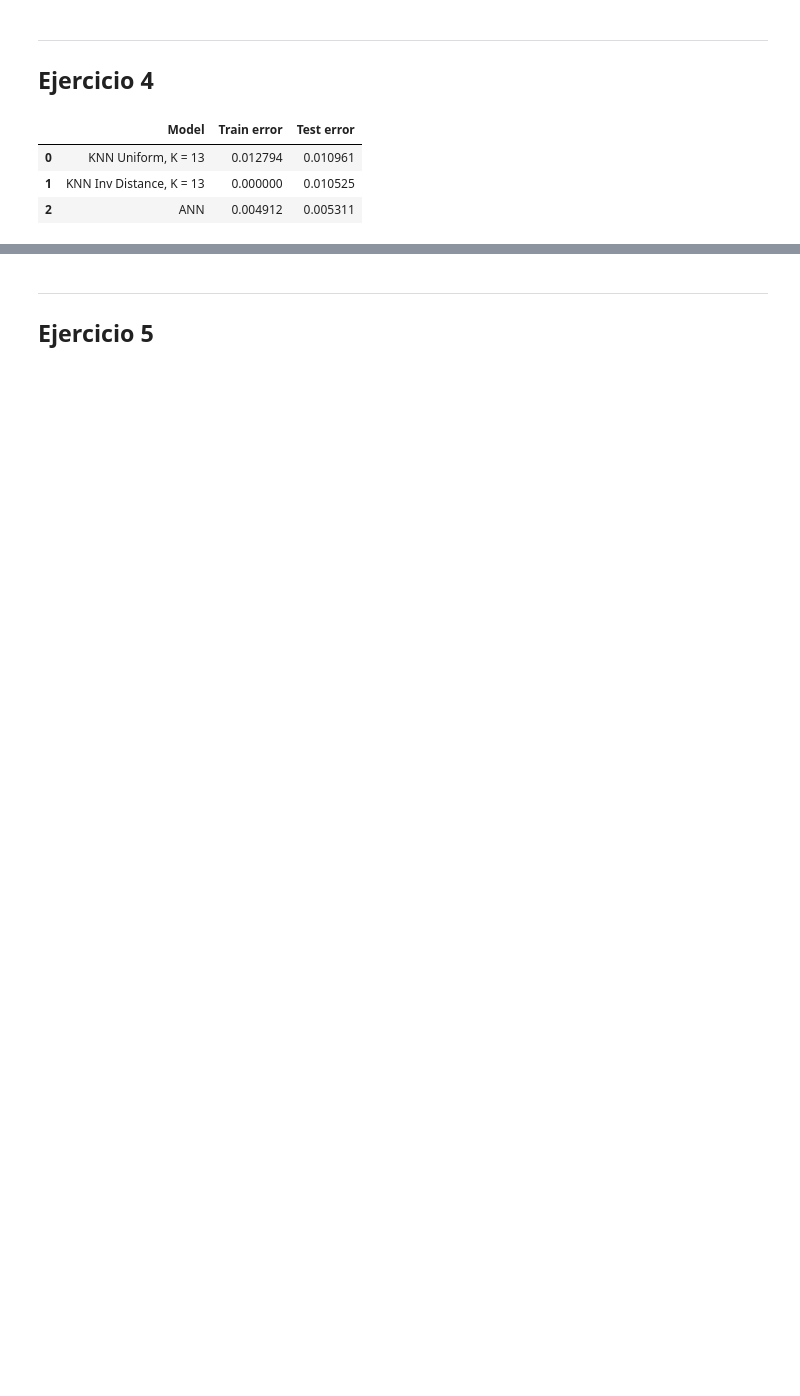
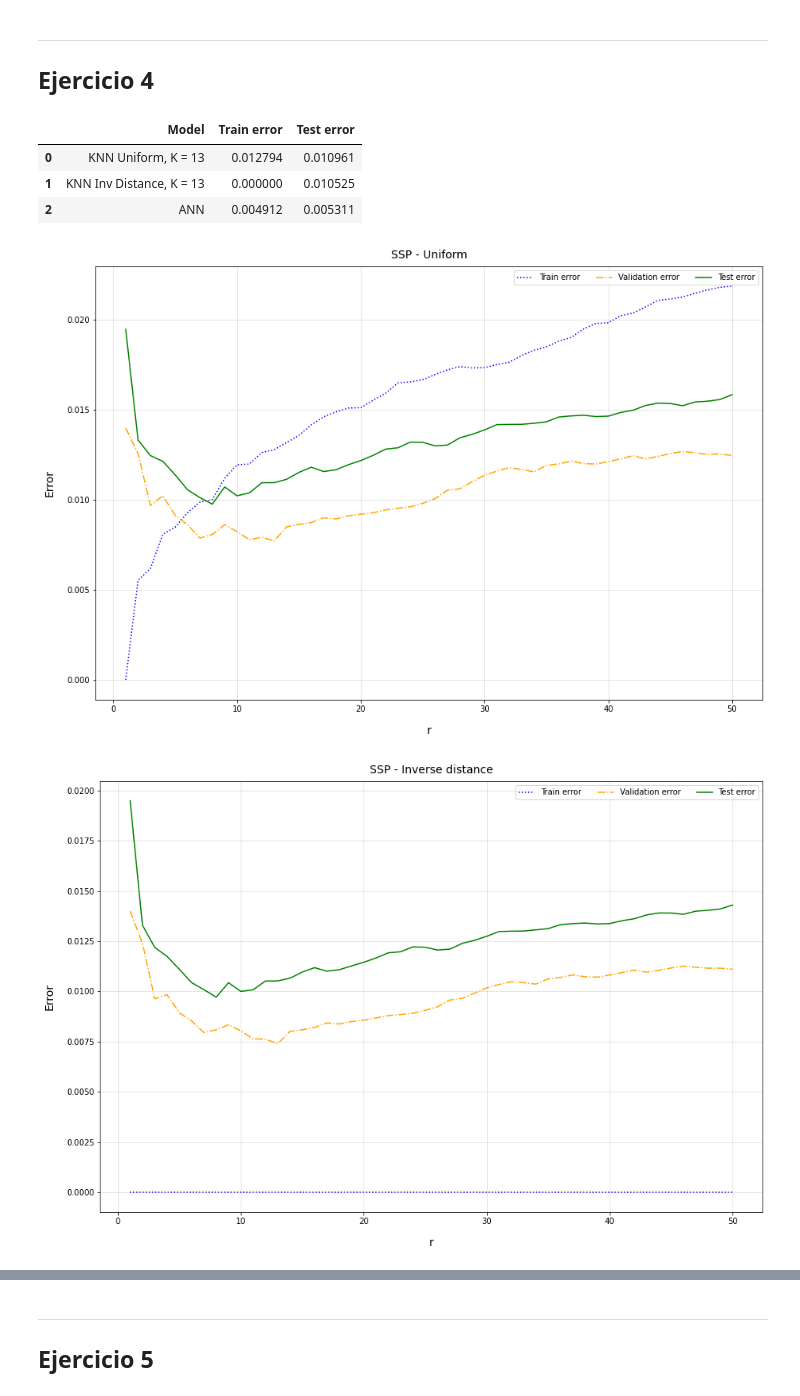
Before and after one commit to jfarizano/IntroML, a Jupyter notebook: tp4.ipynb, the cells around one changed output, grey strips where cells are left out. Saved outputs shown, nothing was run; the diff lists cells and outputs as text; code cells hidden in the pictures; blank space fills up the shorter version.

```diff
--- a/tp4.ipynb
+++ b/tp4.ipynb
@@ -313,32 +369,52 @@ graph_errors_dimensions(errors_df)
 # %%
 col_names=list(range(12)) + ['Value']
 x_col_names = col_names[:-1]
 y_col_name = col_names[-1]
 
 # Leo el conjunto de datos utilizado para entrenar y vaidar
 df_data_ssp = pd.read_csv("datasets/ssp/ssp.data", header=None, names = col_names)
 X, y = df_data_ssp[x_col_names], df_data_ssp[y_col_name]
 X_train, X_val, y_train, y_val = train_test_split(X, y, random_state=0, test_size=0.2)
 # Leo el conjunto de test
 df_test_ssp = pd.read_csv("datasets/ssp/ssp.test", header=None, names = col_names)
 X_test, y_test = df_test_ssp[x_col_names], df_test_ssp[y_col_name]
 
 k_values = range(1,51)
 
 best_knn_unif, best_k_unif, e_train_unif, e_val_unif, e_test_unif = train_kneigh_regress(k_values, X_train, y_train, X_val, y_val, X_test, y_test)
 best_knn_inv, best_k_inv, e_train_inv, e_val_inv, e_test_inv = train_kneigh_regress(k_values, X_train, y_train, X_val, y_val, X_test, y_test, 'distance')
 
+errors = []
+for i in range(len(k_values)):
+  errors.append([e_train_unif[i], k_values[i], "Train error"])
+  errors.append([e_val_unif[i], k_values[i], "Validation error"])
+  errors.append([e_test_unif[i], k_values[i], "Test error"])
+
+errors_df = pd.DataFrame(errors, columns = ["Error", "r", "Class"])
+graph_errors(errors_df, 'r', title="SSP - Uniform")
+
+errors = []
+for i in range(len(k_values)):
+  errors.append([e_train_inv[i], k_values[i], "Train error"])
+  errors.append([e_val_inv[i], k_values[i], "Validation error"])
+  errors.append([e_test_inv[i], k_values[i], "Test error"])
+
+errors_df = pd.DataFrame(errors, columns = ["Error", "r", "Class"])
+graph_errors(errors_df, 'r', title="SSP - Inverse distance")
+
 table = []
 table.append([f"KNN Uniform, K = {best_k_unif}", e_train_unif[best_k_unif - 1], e_test_unif[best_k_unif - 1]])
 table.append([f"KNN Inv Distance, K = {best_k_inv}", e_train_inv[best_k_inv - 1], e_test_inv[best_k_inv - 1]])
 table.append(["ANN", 0.004912, 0.005311])
 
 pd.DataFrame(table, columns = ["Model", "Train error", "Test error"])
 # %% [output]
 |  | Model | Train error | Test error |
 | 0 | KNN Uniform, K = 13 | 0.012794 | 0.010961 |
 | 1 | KNN Inv Distance, K = 13 | 0.000000 | 0.010525 |
 | 2 | ANN | 0.004912 | 0.005311 |
+[figure, added]
+[figure, added]
 # %%
 col_names = list(range(5)) + ['Value']
 x_col_names = col_names[:-1]
```
Also changed, not shown: parts of 16 cells of this notebook, 1 other file.
